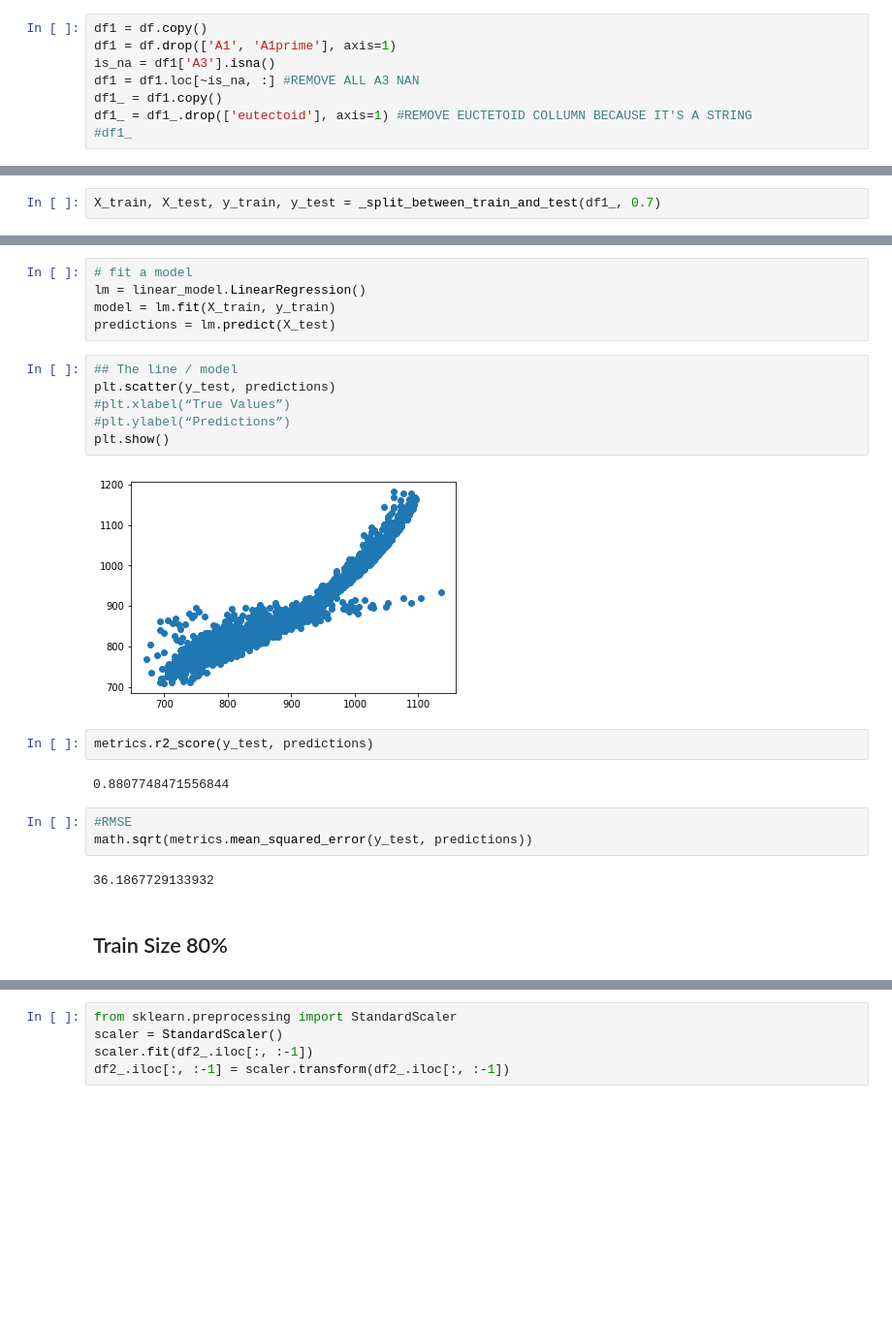
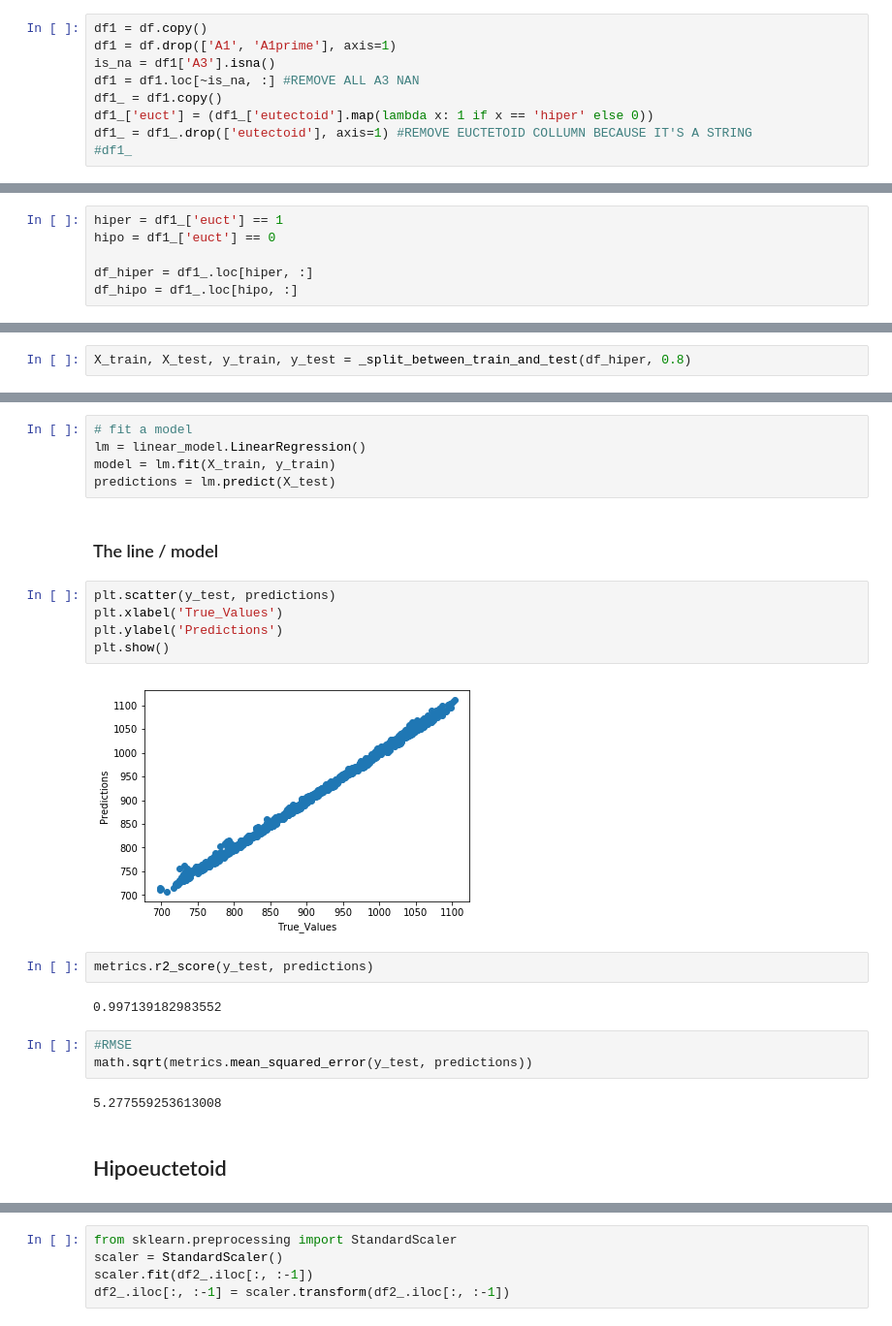
Before and after one commit to paula-aribeiro/senior-thesis, a Jupyter notebook: tests_regression/new_sklearn_tests/new_A3_regression.ipynb, the cells around one changed output, grey strips where cells are left out. Shown: that part at 97% size. Saved outputs shown, nothing was run; the diff lists cells and outputs as text; blank space fills up the shorter version.

```diff
--- a/tests_regression/new_sklearn_tests/new_A3_regression.ipynb
+++ b/tests_regression/new_sklearn_tests/new_A3_regression.ipynb
@@ -77,5 +77,6 @@ df1 = df.drop(['A1', 'A1prime'], axis=1)
 is_na = df1['A3'].isna()
 df1 = df1.loc[~is_na, :] #REMOVE ALL A3 NAN
 df1_ = df1.copy()
+df1_['euct'] = (df1_['eutectoid'].map(lambda x: 1 if x == 'hiper' else 0))
 df1_ = df1_.drop(['eutectoid'], axis=1) #REMOVE EUCTETOID COLLUMN BECAUSE IT'S A STRING
 #df1_
@@ -81,0 +99,6 @@ df1_ = df1_.drop(['eutectoid'], axis=1) #REMOVE EUCTETOID COLLUMN BECAUSE IT'S A
+# %%
+hiper = df1_['euct'] == 1
+hipo = df1_['euct'] == 0
+
+df_hiper = df1_.loc[hiper, :]
+df_hipo = df1_.loc[hipo, :]
@@ -104,3 +135,3 @@ def _split_between_train_and_test(df, size):
 # %%
-X_train, X_test, y_train, y_test = _split_between_train_and_test(df1_, 0.7)
+X_train, X_test, y_train, y_test = _split_between_train_and_test(df_hiper, 0.8)
 # %% [output]
@@ -161,23 +202,24 @@ list(zip(X_test.keys(), model.coef_))
 lm = linear_model.LinearRegression()
 model = lm.fit(X_train, y_train)
 predictions = lm.predict(X_test)
+# %% [markdown]
+### The line / model
 # %%
-## The line / model
 plt.scatter(y_test, predictions)
-#plt.xlabel(“True Values”)
-#plt.ylabel(“Predictions”)
+plt.xlabel('True_Values')
+plt.ylabel('Predictions')
 plt.show()
 # %% [output]
-[figure, old version]
+[figure, new version]
 # %%
 metrics.r2_score(y_test, predictions)
 # %% [output]
-0.8807748471556844
+0.997139182983552
 # %%
 #RMSE
 math.sqrt(metrics.mean_squared_error(y_test, predictions))
 # %% [output]
-36.1867729133932
+5.277559253613008
-# %% [markdown]
-## Train Size 80%
+# %% [markdown]
+## Hipoeuctetoid
 # %%
```
Also changed, not shown: parts of 49 cells of this notebook, 3 other files.
